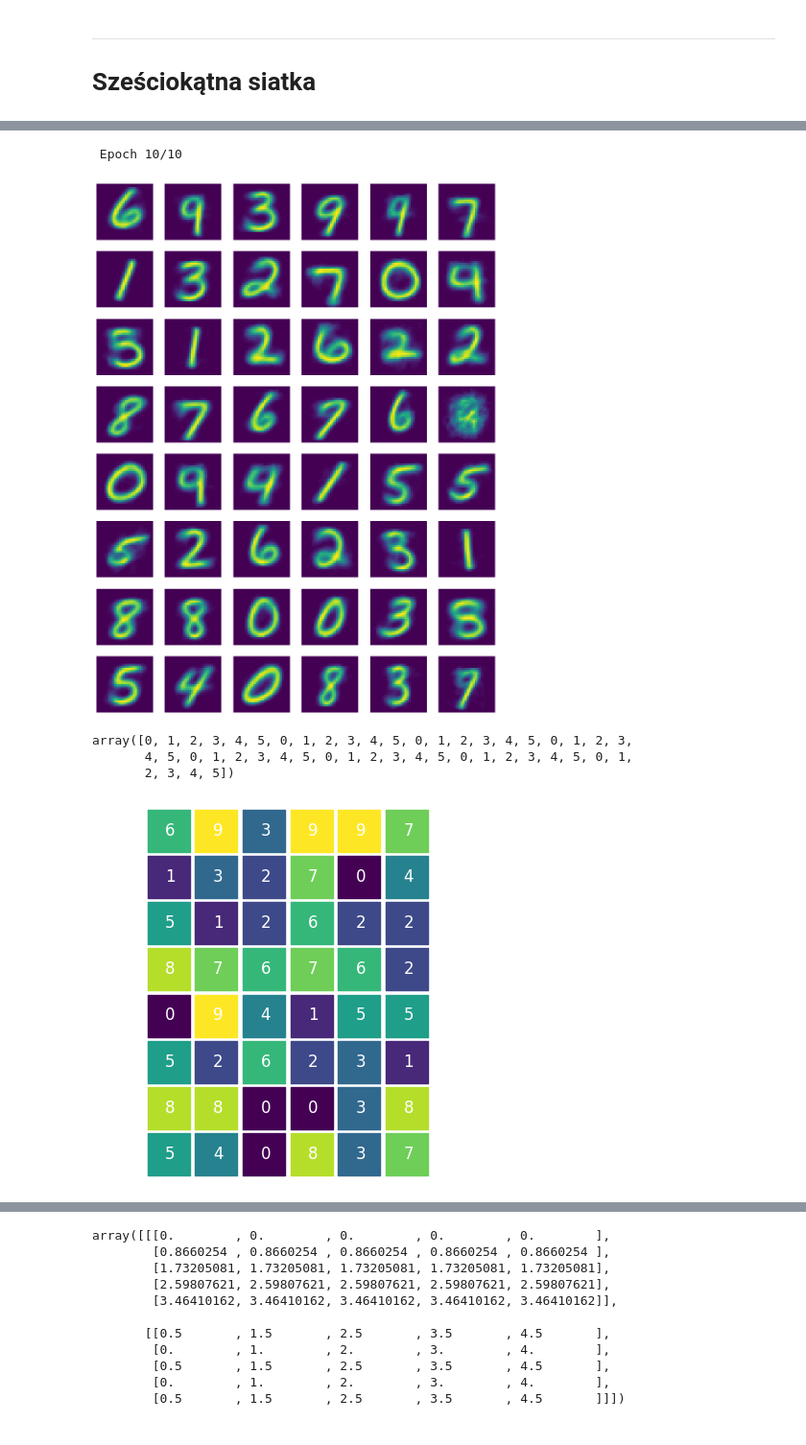
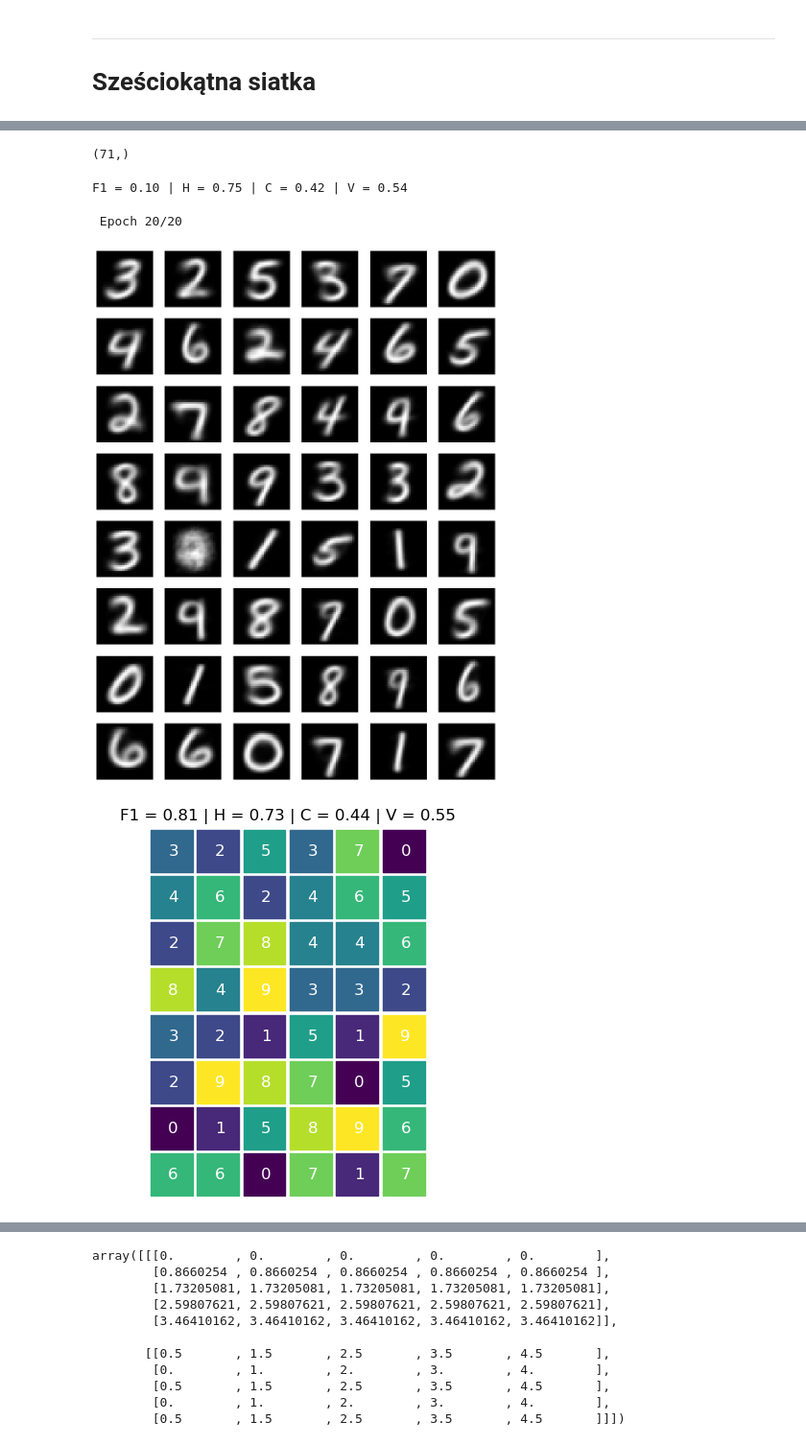
Before and after one commit to skowronskid/Computational-Analysis-Methods, a Jupyter notebook: SOM/som_experiments.ipynb, the cells around one changed output, grey strips where cells are left out. Shown at 96% size. Saved outputs shown, nothing was run; the diff lists cells and outputs as text; code cells hidden in the pictures.

```diff
--- a/SOM/som_experiments.ipynb
+++ b/SOM/som_experiments.ipynb
@@ -440,0 +503,2 @@ for i, ax in enumerate(axs):
+# %%
+som3.train(X, epochs=20, neighborhood_function=gaussian, learning_rate=0.01, sigma=0.1, learning_rate_decay=10,verbose=True)
@@ -440,0 +507,6 @@ for i, ax in enumerate(axs):
+# %%
+fig, axs = plt.subplots(10,10, figsize=(20, 20))
+for i in range(axs.shape[0]):
+    for j in range(axs.shape[1]):
+        axs[i,j].imshow(som3.weights[i,j].reshape(28,28), cmap="gray")
+        axs[i,j].axis('off')
@@ -441,14 +515,23 @@ for i, ax in enumerate(axs):
+# %%
+labels.shape
+# %% [output]
+(71,)
+# %%
+y_pred_relabeled, y_pred,f1, h_score,c_score,v_score, labels = get_scores_hex(som3,X,y)
+print(f"F1 = {f1:.2f} | H = {h_score:.2f} | C = {c_score:.2f} | V = {v_score:.2f}")
+# %% [output]
+F1 = 0.10 | H = 0.75 | C = 0.42 | V = 0.54
 # %%
 som4 = SOM(input_dim=784, map_size=(8,6))
 # %%
-som4.train(X, epochs=10, neighborhood_function=gaussian, learning_rate=0.05, sigma=0.1, learning_rate_decay=10,verbose=True)
+som4.train(X, epochs=20, neighborhood_function=gaussian, learning_rate=0.05, sigma=0.1, learning_rate_decay=10,verbose=True)
 # %% [output]
- Epoch 10/10
+ Epoch 20/20
 # %%
 fig, axs = plt.subplots(8, 6, figsize=(12, 16))
 for i in range(axs.shape[0]):
     for j in range(axs.shape[1]):
-        axs[i,j].imshow(som4.weights[i,j].reshape(28,28))
+        axs[i,j].imshow(som4.weights[i,j].reshape(28,28), cmap="gray")
         axs[i,j].axis('off')
 # %% [output]
-[figure, old version]
+[figure, new version]
@@ -457,6 +537,0 @@ y_pred_relabeled, y_pred,f1, h_score,c_score,v_score, labels = get_scores_hex(so
-# %%
-idy
-# %% [output]
-array([0, 1, 2, 3, 4, 5, 0, 1, 2, 3, 4, 5, 0, 1, 2, 3, 4, 5, 0, 1, 2, 3,
-       4, 5, 0, 1, 2, 3, 4, 5, 0, 1, 2, 3, 4, 5, 0, 1, 2, 3, 4, 5, 0, 1,
-       2, 3, 4, 5])
@@ -468,13 +538,20 @@ idx = np.abs(np.max(idx) - idx)
 # %%
+y_pred_relabeled, y_pred,f1, h_score,c_score,v_score, labels = get_scores_hex(som4,X,y)
+indices = som4.neighbor_indices
+idx = indices[0].reshape(-1)
+idy = indices[1].reshape(-1)
+idx = np.abs(np.max(idx) - idx)
+
 plt.figure(figsize=(5,5))
 plt.scatter(idy, idx, c=labels, marker="s", s=1000)
 for i in range(10):
   for j in range(len(labels)):
     if i == labels[j]:
       plt.text(idy[j]-0.07, idx[j]-0.1, s=i, fontsize=12, c="w")
-plt.xlim((np.min(idy) - 1.4 , np.max(idy) + 1.4))
+plt.xlim((np.min(idy) - 1.5 , np.max(idy) + 1.5))
 plt.ylim((np.min(idx) - 0.5 , np.max(idx) + 0.5))
 plt.axis("off")
+plt.title(f"F1 = {f1:.2f} | H = {h_score:.2f} | C = {c_score:.2f} | V = {v_score:.2f}")
 plt.show()
 # %% [output]
-[figure, old version]
+[figure, new version]
```
Also changed, not shown: parts of 34 cells of this notebook, 1 other file.
